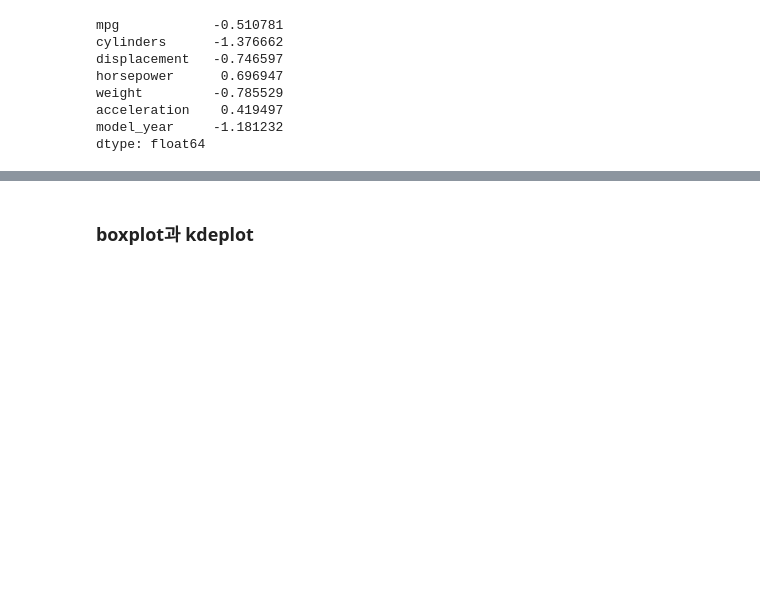
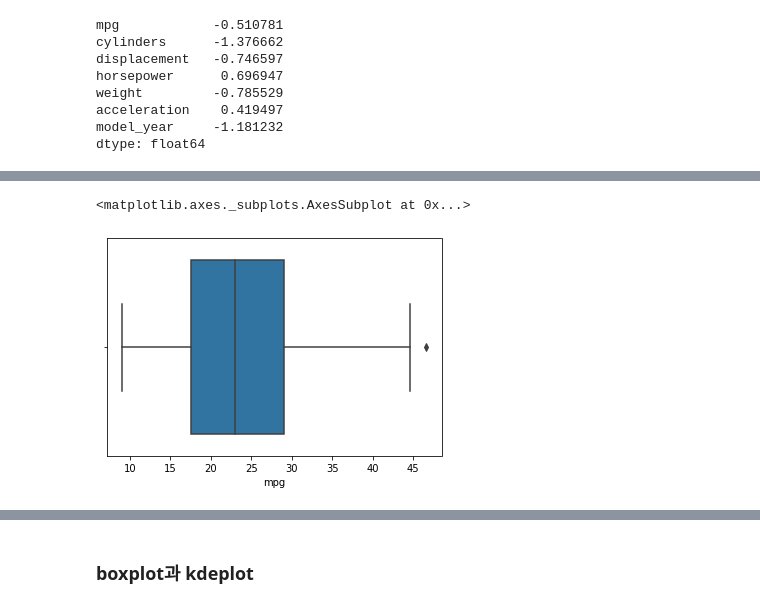
Before and after one commit to prrrosy/Data_Science, a Jupyter notebook: 5.3 파이썬 EDA-수치형 변수-input.ipynb, the cells around one changed output, grey strips where cells are left out. Saved outputs shown, nothing was run; the diff lists cells and outputs as text; code cells hidden in the pictures; blank space fills up the shorter version.

```diff
--- a/5.3 파이썬 EDA-수치형 변수-input.ipynb
+++ b/5.3 파이썬 EDA-수치형 변수-input.ipynb
@@ -198,4 +212,8 @@ dtype: float64
 # %%
 # boxplot 으로 mpg 의 사분위 수 표현하기
+sns.boxplot(data=df, x="mpg")
+# %% [output]
+<matplotlib.axes._subplots.AxesSubplot at 0x...>
+[figure, added]
 # %%
 # describe 로 mpg의 기술통계 값 구하기
```
Also changed, not shown: parts of 8 cells of this notebook.
